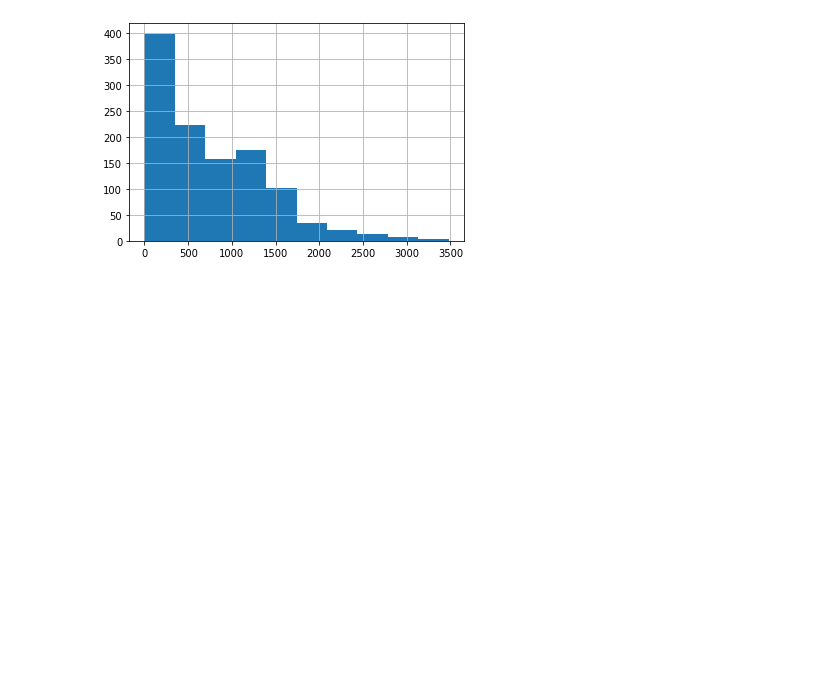
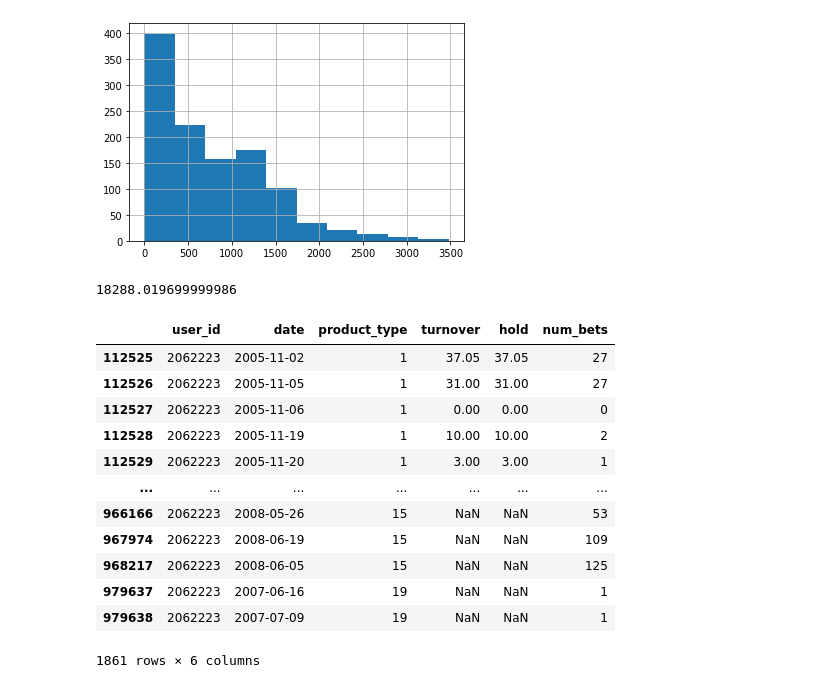
Before and after one commit to alro5921/problem-gambling-study, a Jupyter notebook: notebooks/EDAish.ipynb, the cells around one changed output. Drawn from its saved outputs; the diff is of its cells as text; code cells hidden in the pictures; blank space fills up the shorter version.

```diff
--- a/notebooks/EDAish.ipynb
+++ b/notebooks/EDAish.ipynb
@@ -394,3 +394,26 @@ rg_users['sign_to_RG'].dt.days.hist()
 # %% [output]
 <matplotlib.axes._subplots.AxesSubplot at 0x...>
 [figure]
+# %%
+mask = gam_df['user_id'] == 2062223
+user = gam_df[mask]
+holds = user.groupby('product_type').sum()
+holds['hold'][2]
+# %% [output]
+18288.019699999986
+# %%
+gam_df[mask]
+# %% [output]
+|  | user_id | date | product_type | turnover | hold | num_bets |
+| 112525 | 2062223 | 2005-11-02 | 1 | 37.05 | 37.05 | 27 |
+| 112526 | 2062223 | 2005-11-05 | 1 | 31.00 | 31.00 | 27 |
+| 112527 | 2062223 | 2005-11-06 | 1 | 0.00 | 0.00 | 0 |
+| 112528 | 2062223 | 2005-11-19 | 1 | 10.00 | 10.00 | 2 |
+| 112529 | 2062223 | 2005-11-20 | 1 | 3.00 | 3.00 | 1 |
+| ... | ... | ... | ... | ... | ... | ... |
+| 966166 | 2062223 | 2008-05-26 | 15 | NaN | NaN | 53 |
+| 967974 | 2062223 | 2008-06-19 | 15 | NaN | NaN | 109 |
+| 968217 | 2062223 | 2008-06-05 | 15 | NaN | NaN | 125 |
+| 979637 | 2062223 | 2007-06-16 | 19 | NaN | NaN | 1 |
+| 979638 | 2062223 | 2007-07-09 | 19 | NaN | NaN | 1 |
+1861 rows × 6 columns
```
Also changed, not shown: 51 other files.
